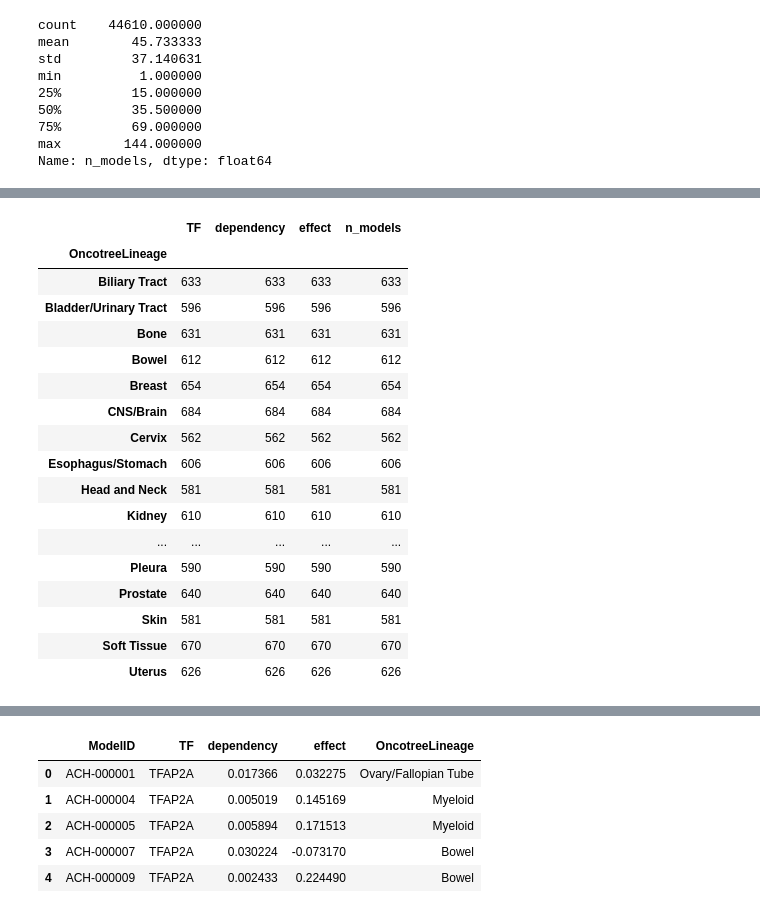
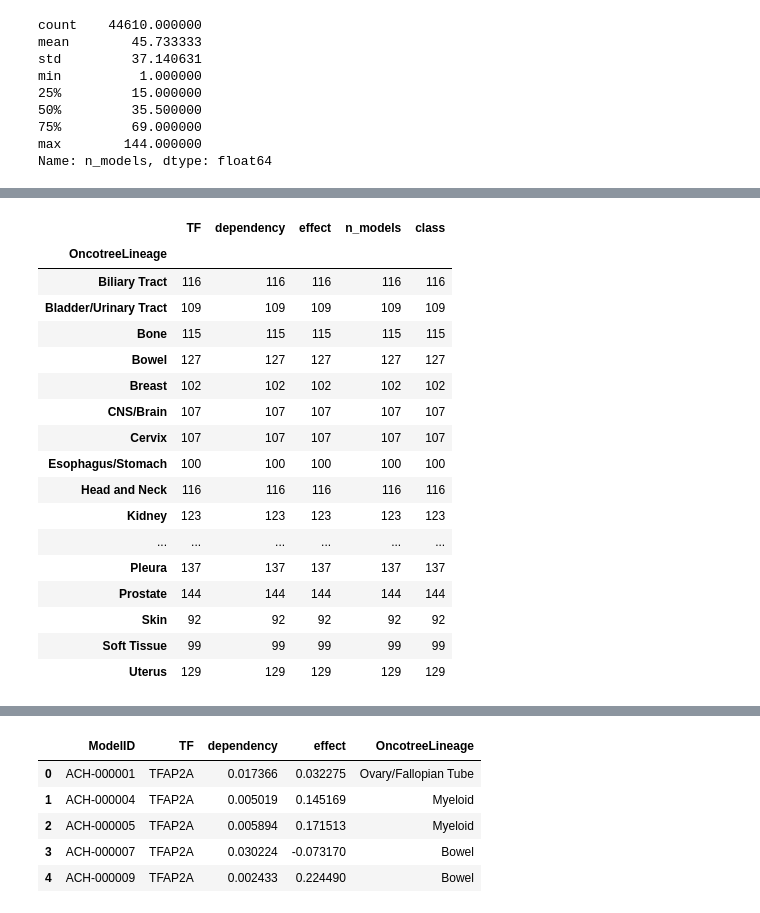
Before and after one commit to ddiannae/cancer_bootcamp25, a Jupyter notebook: 1_get_TFeffect_perlineage.ipynb, the cells around one changed output, grey strips where cells are left out. Drawn from its saved outputs; the diff is of its cells as text; code cells hidden in the pictures.

```diff
--- a/1_get_TFeffect_perlineage.ipynb
+++ b/1_get_TFeffect_perlineage.ipynb
@@ -170,7 +170,10 @@ lineages = crispr_effect_dep_bylineage["OncotreeLineage"].unique()
 for lineage in lineages:
     sns.scatterplot(data=crispr_effect_dep[crispr_effect_dep["OncotreeLineage"] == lineage],
                     x = "dependency", y = "effect", s = 2)
-    plt.axvline(0.05, color = "grey", linewidth=1)
+    plt.axhline(0.1, color = "grey", linewidth=1)
+    plt.axhline(-0.5, color = "grey", linewidth=1)
     plt.title(lineage)
+    plt.xlabel("TF mean dependency")
+    plt.ylabel("TF mean gene effect")
     plt.show()
 # %% [output]
@@ -189,3 +192 @@ for lineage in lineages:
 ... (10 outputs left out)
-# %%
-crispr_effect_dep_bylineage = crispr_effect_dep_bylineage[crispr_effect_dep_bylineage["dependency"] > 0.05]
@@ -191,0 +202,5 @@ crispr_effect_dep_bylineage = crispr_effect_dep_bylineage[crispr_effect_dep_byli
+# %%
+tf_effect_bylineage = crispr_effect_dep_bylineage[(crispr_effect_dep_bylineage["effect"] >= 0.1) |
+                                                          (crispr_effect_dep_bylineage["effect"] <= -0.5)]
+# %%
+tf_effect_bylineage["class"] = tf_effect_bylineage["effect"].apply(lambda x: "Positive" if x > 0 else "Negative")
@@ -192,21 +222,21 @@ crispr_effect_dep_bylineage = crispr_effect_dep_bylineage[crispr_effect_dep_byli
 # %%
-crispr_effect_dep_bylineage.groupby("OncotreeLineage").count()
+tf_effect_bylineage.groupby("OncotreeLineage").count()
 # %% [output]
-|  | TF | dependency | effect | n_models |
-| OncotreeLineage |  |  |  |  |
-| Biliary Tract | 633 | 633 | 633 | 633 |
-| Bladder/Urinary Tract | 596 | 596 | 596 | 596 |
-| Bone | 631 | 631 | 631 | 631 |
-| Bowel | 612 | 612 | 612 | 612 |
-| Breast | 654 | 654 | 654 | 654 |
-| CNS/Brain | 684 | 684 | 684 | 684 |
-| Cervix | 562 | 562 | 562 | 562 |
-| Esophagus/Stomach | 606 | 606 | 606 | 606 |
-| Head and Neck | 581 | 581 | 581 | 581 |
-| Kidney | 610 | 610 | 610 | 610 |
-| ... | ... | ... | ... | ... |
-| Pleura | 590 | 590 | 590 | 590 |
-| Prostate | 640 | 640 | 640 | 640 |
-| Skin | 581 | 581 | 581 | 581 |
-| Soft Tissue | 670 | 670 | 670 | 670 |
-| Uterus | 626 | 626 | 626 | 626 |
+|  | TF | dependency | effect | n_models | class |
+| OncotreeLineage |  |  |  |  |  |
+| Biliary Tract | 116 | 116 | 116 | 116 | 116 |
+| Bladder/Urinary Tract | 109 | 109 | 109 | 109 | 109 |
+| Bone | 115 | 115 | 115 | 115 | 115 |
+| Bowel | 127 | 127 | 127 | 127 | 127 |
+| Breast | 102 | 102 | 102 | 102 | 102 |
+| CNS/Brain | 107 | 107 | 107 | 107 | 107 |
+| Cervix | 107 | 107 | 107 | 107 | 107 |
+| Esophagus/Stomach | 100 | 100 | 100 | 100 | 100 |
+| Head and Neck | 116 | 116 | 116 | 116 | 116 |
+| Kidney | 123 | 123 | 123 | 123 | 123 |
+| ... | ... | ... | ... | ... | ... |
+| Pleura | 137 | 137 | 137 | 137 | 137 |
+| Prostate | 144 | 144 | 144 | 144 | 144 |
+| Skin | 92 | 92 | 92 | 92 | 92 |
+| Soft Tissue | 99 | 99 | 99 | 99 | 99 |
+| Uterus | 129 | 129 | 129 | 129 | 129 |
```
Also changed, not shown: parts of 15 cells of this notebook.
